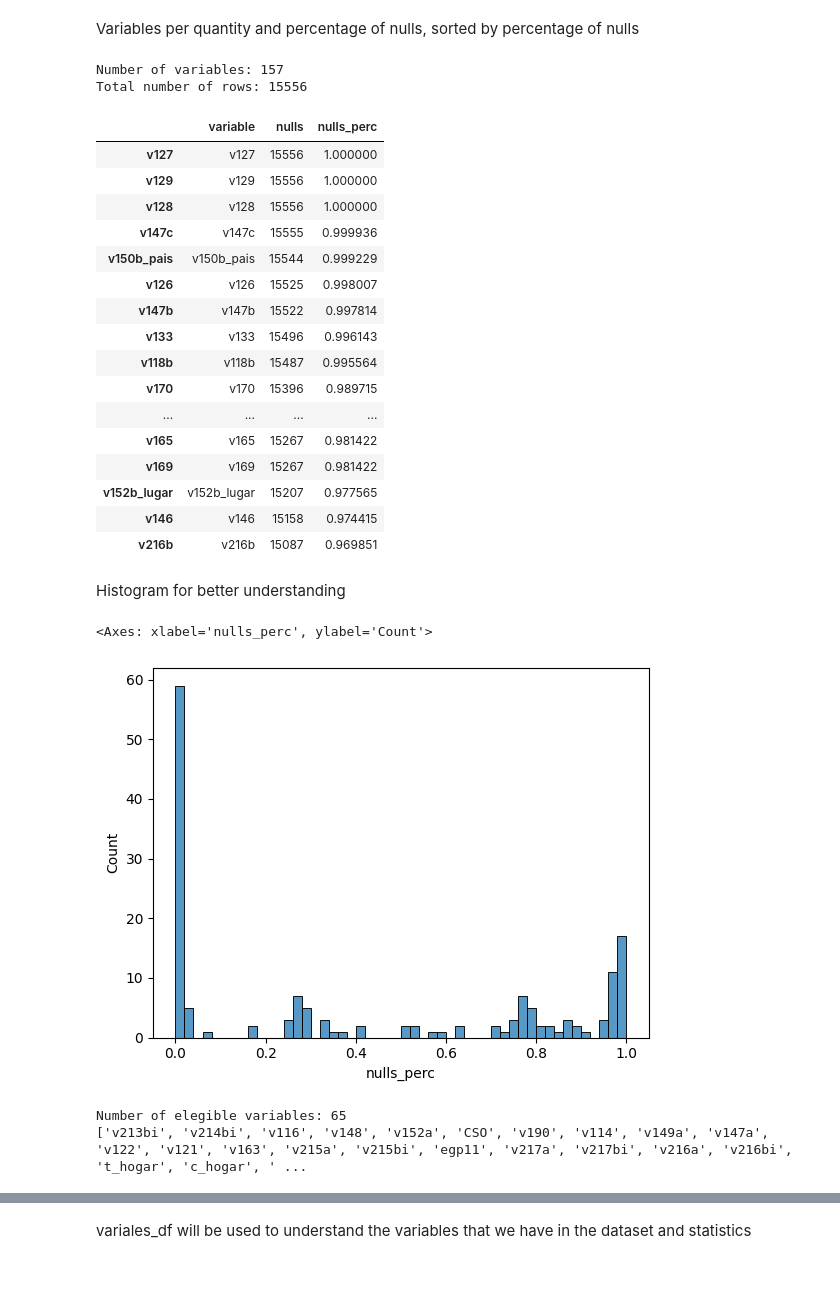
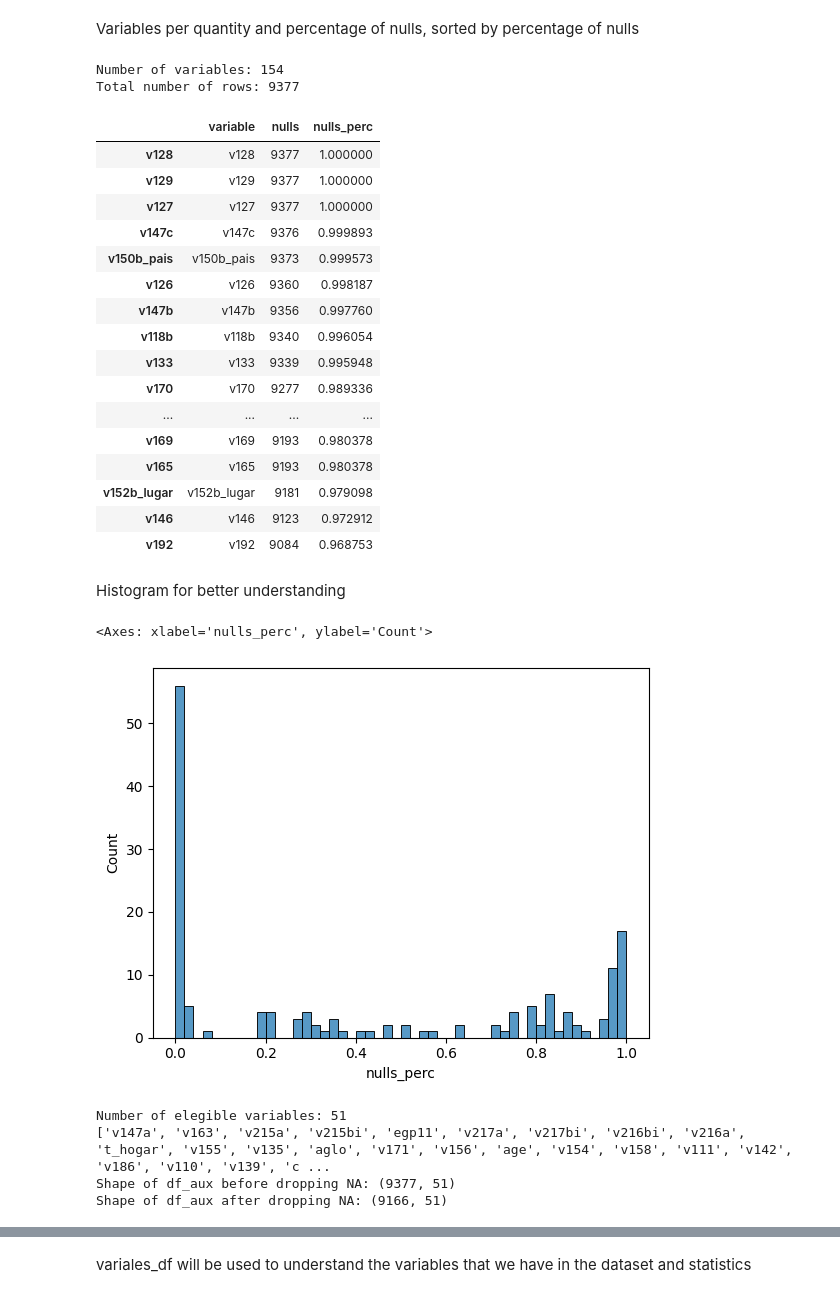
Before and after one commit to aaronbernal28/labor_market_structure_arg, a Jupyter notebook: notebooks/eph_tests.ipynb, the cells around one changed output, grey strips where cells are left out. Cells and saved outputs as stored; diff of their text form; code cells hidden in the pictures.

```diff
--- a/notebooks/eph_tests.ipynb
+++ b/notebooks/eph_tests.ipynb
@@ -37,0 +18,7 @@ caes_ciuo_relation_df
+# %%
+df = pd.read_csv("../data/processed/enes_2019.csv")
+df["v183ciuo"] = df["v183ciuo"] - 10000
+df = df.set_index(["nocues", "nhog", "miembro"])
+print(df.shape)
+df_aux = df.copy()
+df_aux.head()
@@ -67,48 +70,54 @@ df
 # %% [markdown]
 Variables per quantity and percentage of nulls, sorted by percentage of nulls
 # %%
-n = df.shape[0]
-nulls = df.isnull().sum()
+n = df_aux.shape[0]
+nulls = df_aux.isnull().sum()
 nulls_perc = nulls / n
 nulls_df = pd.DataFrame(
-	{"variable": df.columns, "nulls": nulls, "nulls_perc": nulls_perc}
+	{"variable": df_aux.columns, "nulls": nulls, "nulls_perc": nulls_perc}
 )
 nulls_df = nulls_df.sort_values("nulls_perc", ascending=False)
-print(f"Number of variables: {df.shape[1]}")
+print(f"Number of variables: {df_aux.shape[1]}")
 print(f"Total number of rows: {n}")
 nulls_df.head(20)
 # %% [output]
-Number of variables: 157
-Total number of rows: 15556
+Number of variables: 154
+Total number of rows: 9377
 |  | variable | nulls | nulls_perc |
-| v127 | v127 | 15556 | 1.000000 |
-| v129 | v129 | 15556 | 1.000000 |
-| v128 | v128 | 15556 | 1.000000 |
-| v147c | v147c | 15555 | 0.999936 |
-| v150b_pais | v150b_pais | 15544 | 0.999229 |
-| v126 | v126 | 15525 | 0.998007 |
-| v147b | v147b | 15522 | 0.997814 |
-| v133 | v133 | 15496 | 0.996143 |
-| v118b | v118b | 15487 | 0.995564 |
-| v170 | v170 | 15396 | 0.989715 |
+| v128 | v128 | 9377 | 1.000000 |
+| v129 | v129 | 9377 | 1.000000 |
+| v127 | v127 | 9377 | 1.000000 |
+| v147c | v147c | 9376 | 0.999893 |
+| v150b_pais | v150b_pais | 9373 | 0.999573 |
+| v126 | v126 | 9360 | 0.998187 |
+| v147b | v147b | 9356 | 0.997760 |
+| v118b | v118b | 9340 | 0.996054 |
+| v133 | v133 | 9339 | 0.995948 |
+| v170 | v170 | 9277 | 0.989336 |
 | ... | ... | ... | ... |
-| v165 | v165 | 15267 | 0.981422 |
-| v169 | v169 | 15267 | 0.981422 |
-| v152b_lugar | v152b_lugar | 15207 | 0.977565 |
-| v146 | v146 | 15158 | 0.974415 |
-| v216b | v216b | 15087 | 0.969851 |
+| v169 | v169 | 9193 | 0.980378 |
+| v165 | v165 | 9193 | 0.980378 |
+| v152b_lugar | v152b_lugar | 9181 | 0.979098 |
+| v146 | v146 | 9123 | 0.972912 |
+| v192 | v192 | 9084 | 0.968753 |
 # %% [markdown]
 Histogram for better understanding
 # %%
 sns.histplot(data=nulls_df, x="nulls_perc", bins=50)
 # %% [output]
 <Axes: xlabel='nulls_perc', ylabel='Count'>
-[figure, old version]
+[figure, new version]
 # %%
-elegible_variables = nulls_df[nulls_df["nulls_perc"] < 0.15]
+elegible_variables = nulls_df[nulls_df["nulls_perc"] < 0.01]
 print(f"Number of elegible variables: {elegible_variables.shape[0]}")
-df = df[elegible_variables["variable"]]
+df_aux = df_aux[elegible_variables["variable"]]
 print(list(elegible_variables.index))
+
+print(f"Shape of df_aux before dropping NA: {df_aux.shape}")
+df_aux = df_aux.dropna(subset=list(elegible_variables.index))
+print(f"Shape of df_aux after dropping NA: {df_aux.shape}")
 # %% [output]
-Number of elegible variables: 65
-['v213bi', 'v214bi', 'v116', 'v148', 'v152a', 'CSO', 'v190', 'v114', 'v149a', 'v147a', 'v122', 'v121', 'v163', 'v215a', 'v215bi', 'egp11', 'v217a', 'v217bi', 'v216a', 'v216bi', 't_hogar', 'c_hogar', ' ...
+Number of elegible variables: 51
+['v147a', 'v163', 'v215a', 'v215bi', 'egp11', 'v217a', 'v217bi', 'v216bi', 'v216a', 't_hogar', 'v155', 'v135', 'aglo', 'v171', 'v156', 'age', 'v154', 'v158', 'v111', 'v142', 'v186', 'v110', 'v139', 'c ...
+Shape of df_aux before dropping NA: (9377, 51)
+Shape of df_aux after dropping NA: (9166, 51)
```
Also changed, not shown: parts of 32 cells of this notebook, 4 other files.
